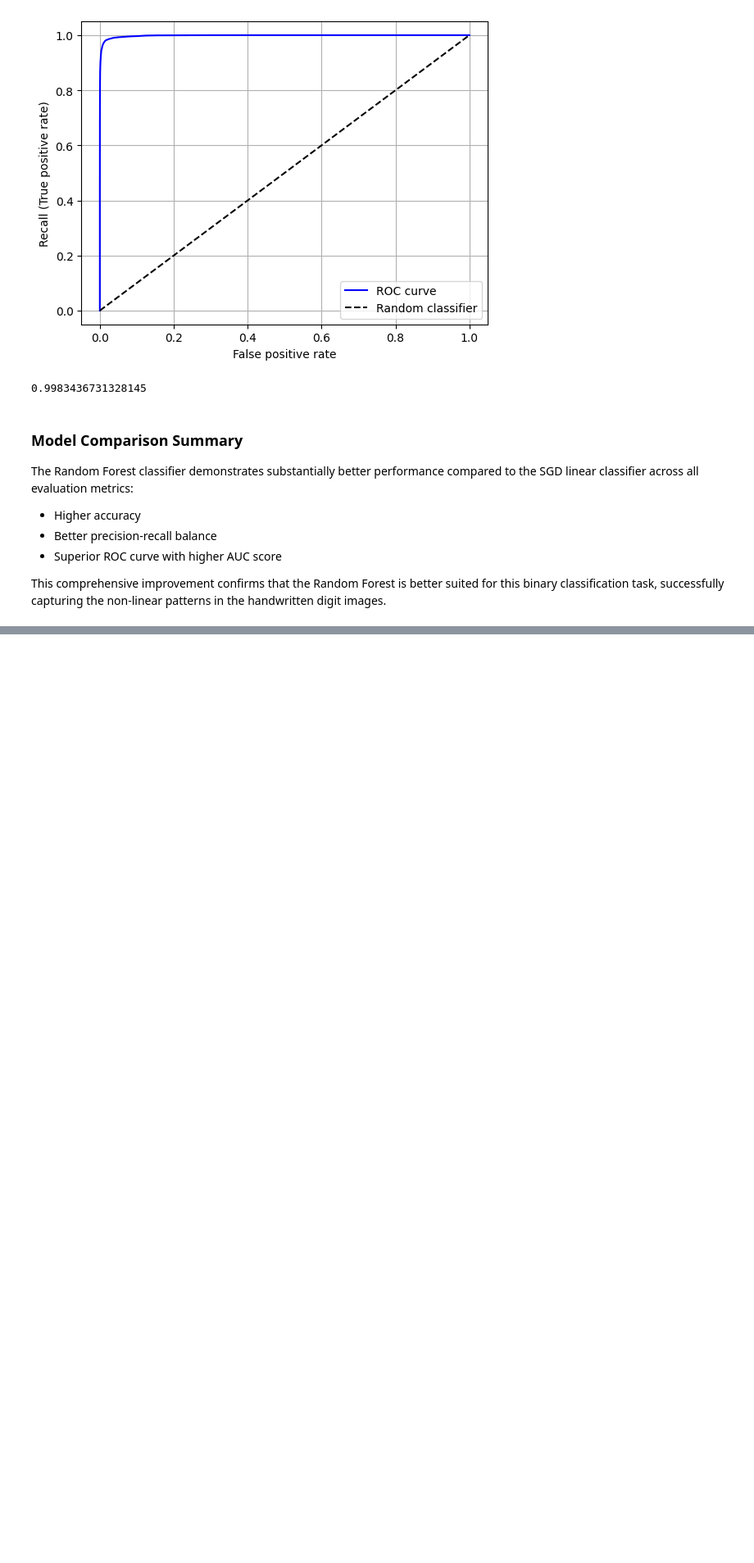
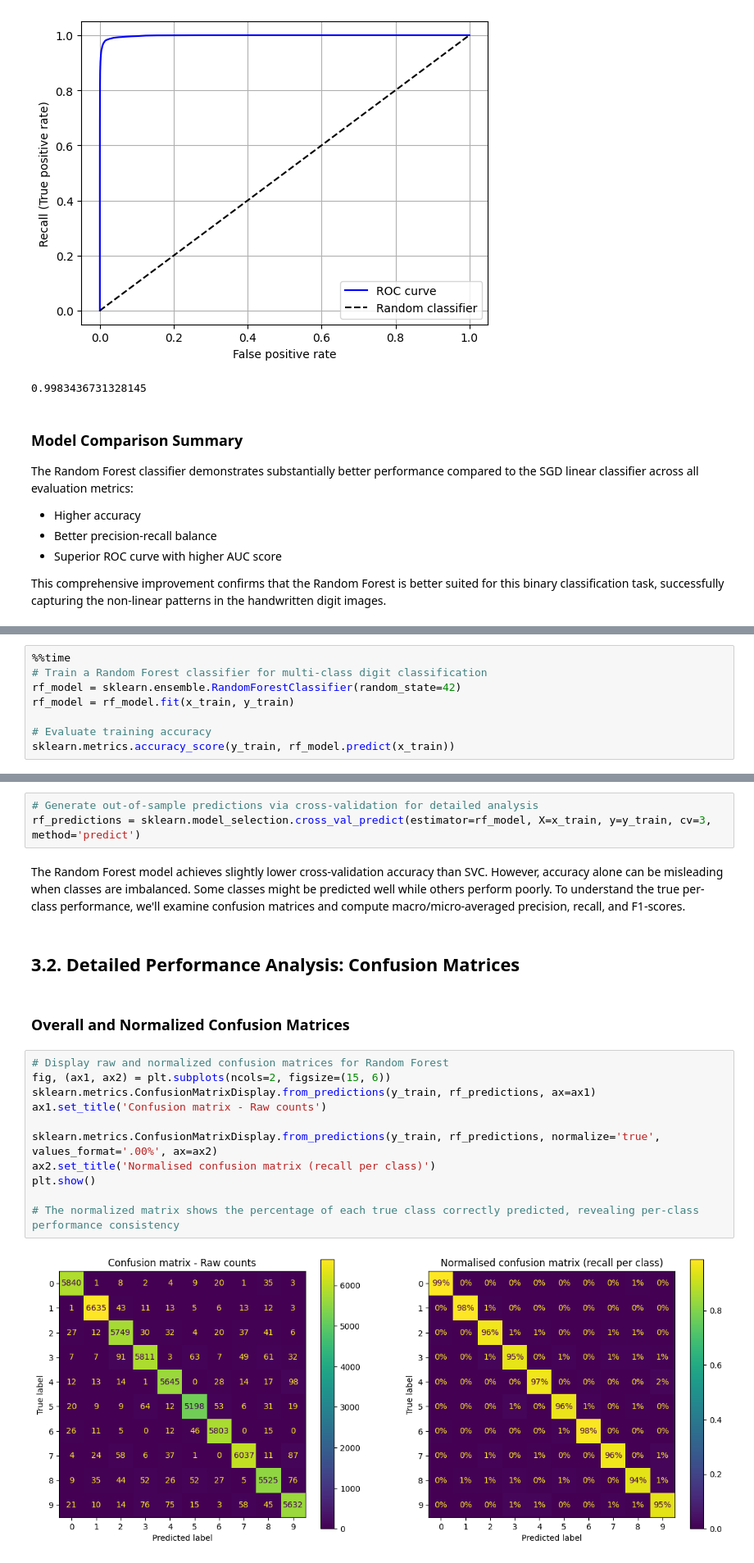
Before and after one commit to nescuderor/Personal_portfolio, a Jupyter notebook: 05_Projects/02_MNIST.ipynb, the cells around one changed output, grey strips where cells are left out. Shown at 82% size. Saved outputs shown, nothing was run; the diff lists cells and outputs as text; blank space fills up the shorter version.

```diff
--- a/05_Projects/02_MNIST.ipynb
+++ b/05_Projects/02_MNIST.ipynb
@@ -459,0 +500,8 @@ pd.Series(svm_results).describe()
+# %%
+%%time
+# Train a Random Forest classifier for multi-class digit classification
+rf_model = sklearn.ensemble.RandomForestClassifier(random_state=42)
+rf_model = rf_model.fit(x_train, y_train)
+
+# Evaluate training accuracy
+sklearn.metrics.accuracy_score(y_train, rf_model.predict(x_train))
@@ -459,0 +526,22 @@ pd.Series(svm_results).describe()
+# %%
+# Generate out-of-sample predictions via cross-validation for detailed analysis
+rf_predictions = sklearn.model_selection.cross_val_predict(estimator=rf_model, X=x_train, y=y_train, cv=3, method='predict')
+# %% [markdown]
+The Random Forest model achieves slightly lower cross-validation accuracy than SVC. However, accuracy alone can be misleading when classes are imbalanced. Some classes might be predicted well while others perform poorly. To understand the true per-class performance, we'll examine confusion matrices and compute macro/micro-averaged precision, recall, and F1-scores.
+# %% [markdown]
+## 3.2. Detailed Performance Analysis: Confusion Matrices
+# %% [markdown]
+### Overall and Normalized Confusion Matrices
+# %%
+# Display raw and normalized confusion matrices for Random Forest
+fig, (ax1, ax2) = plt.subplots(ncols=2, figsize=(15, 6))
+sklearn.metrics.ConfusionMatrixDisplay.from_predictions(y_train, rf_predictions, ax=ax1)
+ax1.set_title('Confusion matrix - Raw counts')
+
+sklearn.metrics.ConfusionMatrixDisplay.from_predictions(y_train, rf_predictions, normalize='true', values_format='.00%', ax=ax2)
+ax2.set_title('Normalised confusion matrix (recall per class)')
+plt.show()
+
+# The normalized matrix shows the percentage of each true class correctly predicted, revealing per-class performance consistency
+# %% [output]
+[figure, added]
```
Also changed, not shown: parts of 31 cells of this notebook.
